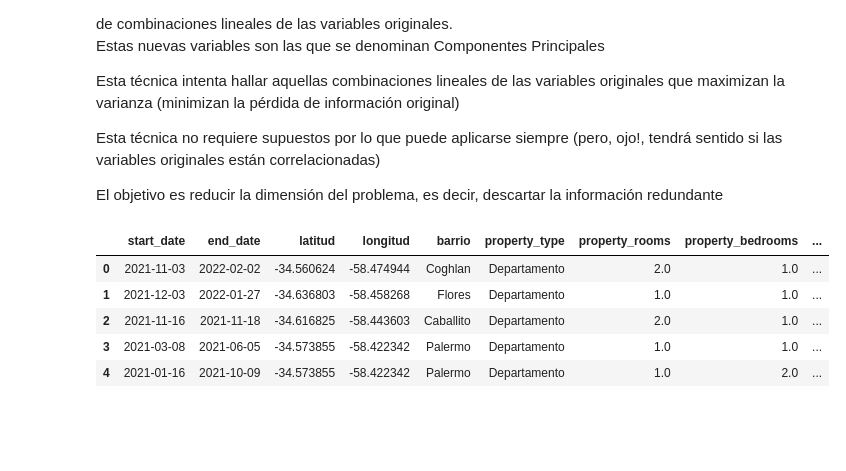
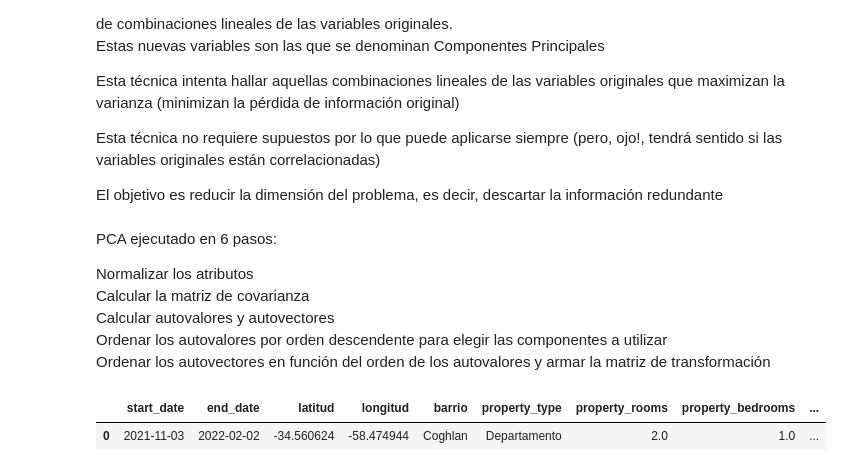
Before and after one commit to iankvdh/Organizacion-de-Datos-2C2022-GRUPO22, a Jupyter notebook: 7506R_TP1_GRUPO22_ENTREGA.ipynb, the cells around one changed output. Cells and saved outputs as stored; diff of their text form; code cells hidden in the pictures; blank space fills up the shorter version.

```diff
--- a/7506R_TP1_GRUPO22_ENTREGA.ipynb
+++ b/7506R_TP1_GRUPO22_ENTREGA.ipynb
@@ -1126,13 +1129,17 @@ Esta técnica intenta hallar aquellas combinaciones lineales de las variables or
 Esta técnica no requiere supuestos por lo que puede aplicarse siempre (pero, ojo!, tendrá sentido si las variables originales están correlacionadas)
 
 El objetivo es reducir la dimensión del problema, es decir, descartar la información redundante
+# %% [markdown]
+PCA ejecutado en 6 pasos:
+
+Normalizar los atributos <br>
+Calcular la matriz de covarianza <br>
+Calcular autovalores y autovectores <br>
+Ordenar los autovalores por orden descendente para elegir las componentes a utilizar<br>
+Ordenar los autovectores en función del orden de los autovalores y armar la matriz de transformación<br>
 # %%
-viviendas_caba_train.head()
+viviendas_caba_train.head(1)
 # %% [output]
 |  | start_date | end_date | latitud | longitud | barrio | property_type | property_rooms | property_bedrooms | ... |
 | 0 | 2021-11-03 | 2022-02-02 | -34.560624 | -58.474944 | Coghlan | Departamento | 2.0 | 1.0 | ... |
-| 1 | 2021-12-03 | 2022-01-27 | -34.636803 | -58.458268 | Flores | Departamento | 1.0 | 1.0 | ... |
-| 2 | 2021-11-16 | 2021-11-18 | -34.616825 | -58.443603 | Caballito | Departamento | 2.0 | 1.0 | ... |
-| 3 | 2021-03-08 | 2021-06-05 | -34.573855 | -58.422342 | Palermo | Departamento | 1.0 | 1.0 | ... |
-| 4 | 2021-01-16 | 2021-10-09 | -34.573855 | -58.422342 | Palermo | Departamento | 1.0 | 2.0 | ... |
 # %%
```
Also changed, not shown: parts of 24 cells of this notebook, 2 other files.
